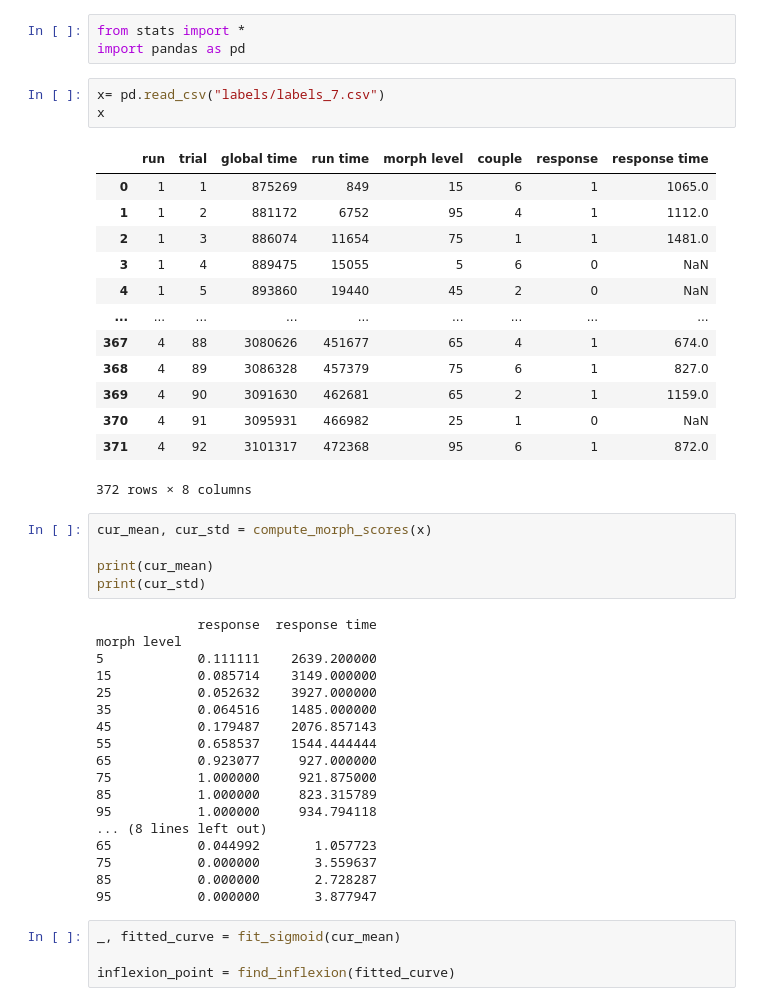
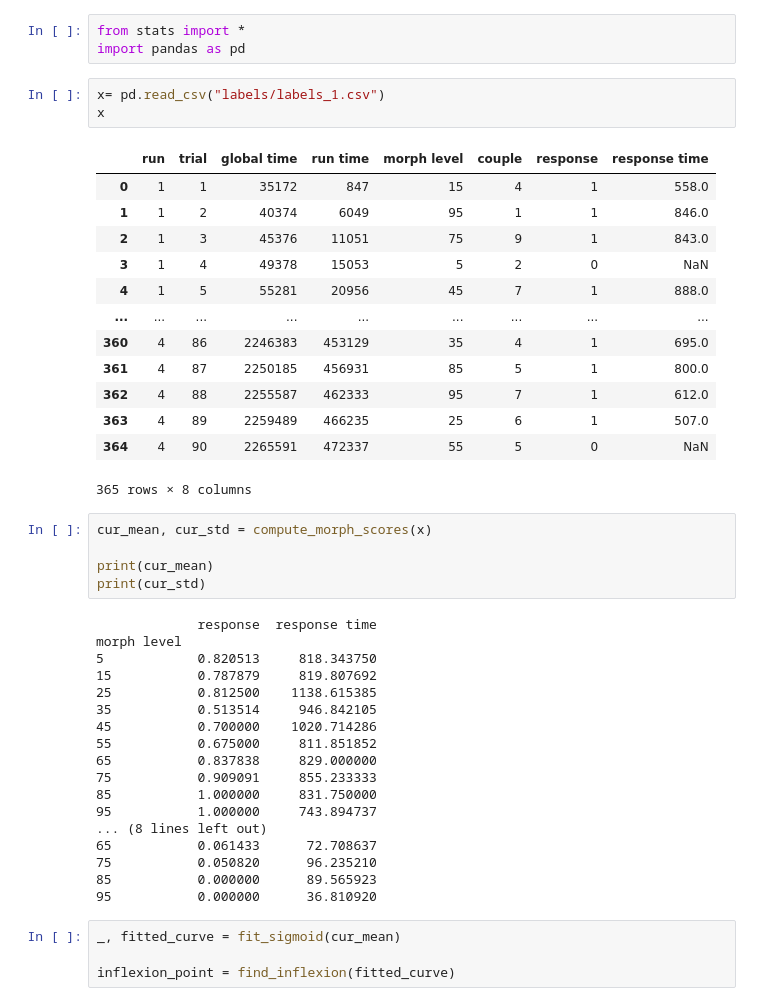
Before and after one commit to mducat/scz_familiarity_fMRI_ML, a Jupyter notebook: behavioral_analysis.ipynb, the cells around one changed output. Drawn from its saved outputs; the diff is of its cells as text.

```diff
--- a/behavioral_analysis.ipynb
+++ b/behavioral_analysis.ipynb
@@ -2,22 +2,22 @@
 from stats import *
 import pandas as pd
 # %%
-x= pd.read_csv("labels/labels_7.csv")
+x= pd.read_csv("labels/labels_1.csv")
 x
 # %% [output]
 |  | run | trial | global time | run time | morph level | couple | response | response time |
-| 0 | 1 | 1 | 875269 | 849 | 15 | 6 | 1 | 1065.0 |
-| 1 | 1 | 2 | 881172 | 6752 | 95 | 4 | 1 | 1112.0 |
-| 2 | 1 | 3 | 886074 | 11654 | 75 | 1 | 1 | 1481.0 |
-| 3 | 1 | 4 | 889475 | 15055 | 5 | 6 | 0 | NaN |
-| 4 | 1 | 5 | 893860 | 19440 | 45 | 2 | 0 | NaN |
+| 0 | 1 | 1 | 35172 | 847 | 15 | 4 | 1 | 558.0 |
+| 1 | 1 | 2 | 40374 | 6049 | 95 | 1 | 1 | 846.0 |
+| 2 | 1 | 3 | 45376 | 11051 | 75 | 9 | 1 | 843.0 |
+| 3 | 1 | 4 | 49378 | 15053 | 5 | 2 | 0 | NaN |
+| 4 | 1 | 5 | 55281 | 20956 | 45 | 7 | 1 | 888.0 |
 | ... | ... | ... | ... | ... | ... | ... | ... | ... |
-| 367 | 4 | 88 | 3080626 | 451677 | 65 | 4 | 1 | 674.0 |
-| 368 | 4 | 89 | 3086328 | 457379 | 75 | 6 | 1 | 827.0 |
-| 369 | 4 | 90 | 3091630 | 462681 | 65 | 2 | 1 | 1159.0 |
-| 370 | 4 | 91 | 3095931 | 466982 | 25 | 1 | 0 | NaN |
-| 371 | 4 | 92 | 3101317 | 472368 | 95 | 6 | 1 | 872.0 |
+| 360 | 4 | 86 | 2246383 | 453129 | 35 | 4 | 1 | 695.0 |
+| 361 | 4 | 87 | 2250185 | 456931 | 85 | 5 | 1 | 800.0 |
+| 362 | 4 | 88 | 2255587 | 462333 | 95 | 7 | 1 | 612.0 |
+| 363 | 4 | 89 | 2259489 | 466235 | 25 | 6 | 1 | 507.0 |
+| 364 | 4 | 90 | 2265591 | 472337 | 55 | 5 | 0 | NaN |
-372 rows × 8 columns
+365 rows × 8 columns
 # %%
 cur_mean, cur_std = compute_morph_scores(x)
 
@@ -26,21 +26,21 @@ print(cur_std)
 # %% [output]
              response  response time
 morph level
-5            0.111111    2639.200000
-15           0.085714    3149.000000
-25           0.052632    3927.000000
-35           0.064516    1485.000000
-45           0.179487    2076.857143
-55           0.658537    1544.444444
-65           0.923077     927.000000
-75           1.000000     921.875000
-85           1.000000     823.315789
-95           1.000000     934.794118
+5            0.820513     818.343750
+15           0.787879     819.807692
+25           0.812500    1138.615385
+35           0.513514     946.842105
+45           0.700000    1020.714286
+55           0.675000     811.851852
+65           0.837838     829.000000
+75           0.909091     855.233333
+85           1.000000     831.750000
+95           1.000000     743.894737
 ... (8 lines left out)
-65           0.044992       1.057723
-75           0.000000       3.559637
-85           0.000000       2.728287
-95           0.000000       3.877947
+65           0.061433      72.708637
+75           0.050820      96.235210
+85           0.000000      89.565923
+95           0.000000      36.810920
 # %%
 _, fitted_curve = fit_sigmoid(cur_mean)
 
```
Also changed, not shown: parts of 3 cells of this notebook, 1 other file.
